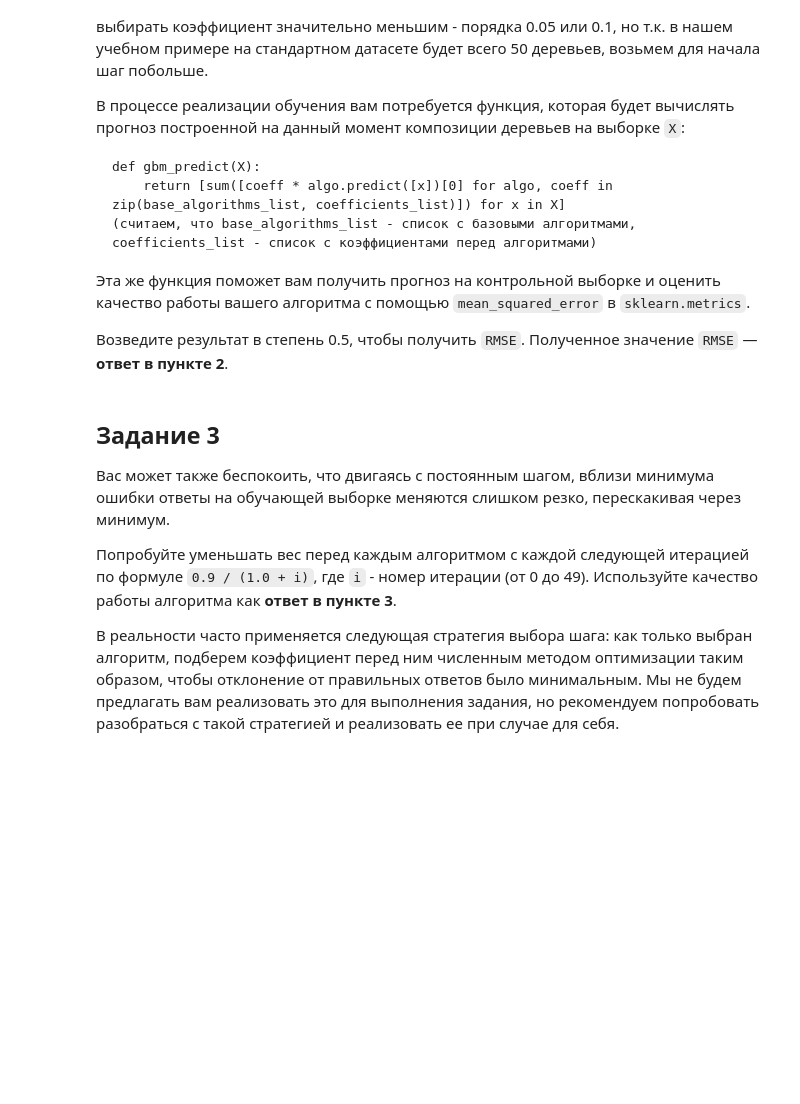
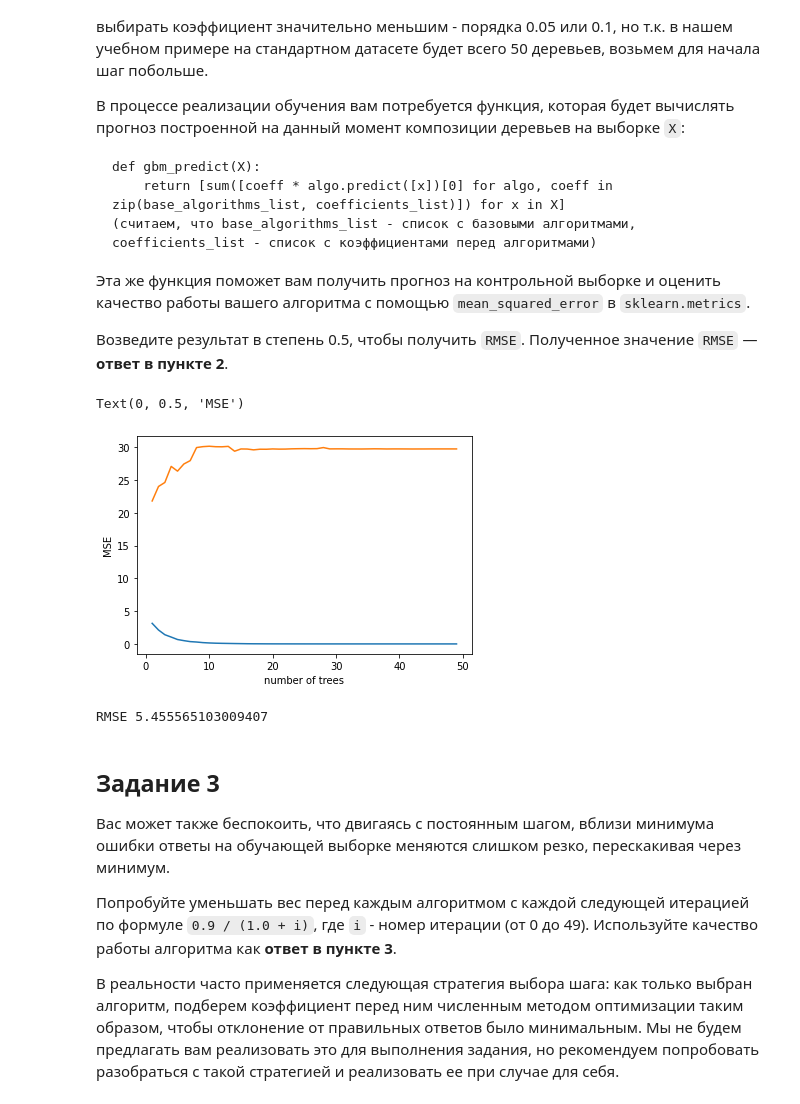
Before and after one commit to basvasilich/study_ml, a Jupyter notebook: supervised-learning/week4/Programming_Assignment_2.ipynb, the cells around one changed output. Cells and saved outputs as stored; diff of their text form; code cells hidden in the pictures; blank space fills up the shorter version.

```diff
--- a/supervised-learning/week4/Programming_Assignment_2.ipynb
+++ b/supervised-learning/week4/Programming_Assignment_2.ipynb
@@ -8,0 +18,9 @@
+# %%
+X, y = datasets.load_boston(return_X_y=True)
+print("X.shape", X.shape)
+
+(X_train, X_test, y_train, y_test) = train_test_split(X, y, test_size=0.25, random_state=0, shuffle=False)
+print("X_train.shape", X_train.shape)
+print("X_test.shape", X_test.shape)
+print("y_train.shape", y_train.shape)
+print("y_test.shape", y_test.shape)
@@ -36,6 +70,43 @@ def gbm_predict(X):
 Эта же функция поможет вам получить прогноз на контрольной выборке и оценить качество работы вашего алгоритма с помощью `mean_squared_error` в `sklearn.metrics`.
 
 Возведите результат в степень 0.5, чтобы получить `RMSE`. Полученное значение `RMSE` — **ответ в пункте 2**.
+# %%
+def gbm_predict(X, base_algorithms_list, coefficients_list):
+    return [sum([coeff * algo.predict([x])[0] for algo, coeff in zip(base_algorithms_list, coefficients_list)]) for x in X]
+# %%
+base_algorithms_list_1 = []
+coefficients_list_1 = []
+train_scores_1 = []
+test_scores_1 = []
+
+
+def make_regresssor_1(X, y, coef):
+    regr = DecisionTreeRegressor(max_depth=5, random_state=42)
+    base_algorithms_list_1.append(regr.fit(X, y))
+    coefficients_list_1.append(coef)
+
+make_regresssor_1(X_train, y_train, 0.9)
+
+for i in range(1, 50):
+    make_regresssor_1(X_train, y_train - gbm_predict(X_train, base_algorithms_list_1, coefficients_list_1), 0.9)
+    train_scores_1.append(metrics.mean_squared_error(y_train, gbm_predict(X_train, base_algorithms_list_1, coefficients_list_1)))
+    test_scores_1.append(metrics.mean_squared_error(y_test, gbm_predict(X_test, base_algorithms_list_1, coefficients_list_1)))
+
+
+pylab.plot(np.arange(1, 50, 1), train_scores_1)
+pylab.plot(np.arange(1, 50, 1), test_scores_1)
+pylab.xlabel('number of trees')
+pylab.ylabel('MSE')
+# %% [output]
+Text(0, 0.5, 'MSE')
+[figure, added]
+# %%
+ans_2 = metrics.mean_squared_error(y_test, gbm_predict(X_test, base_algorithms_list_1, coefficients_list_1))**0.5
+print("RMSE", ans_2)
+
+write_answer(2, ans_2)
+# %% [output]
+RMSE 5.455565103009407
 # %% [markdown]
 ## Задание 3
 
```
Also changed, not shown: parts of 10 cells of this notebook.
